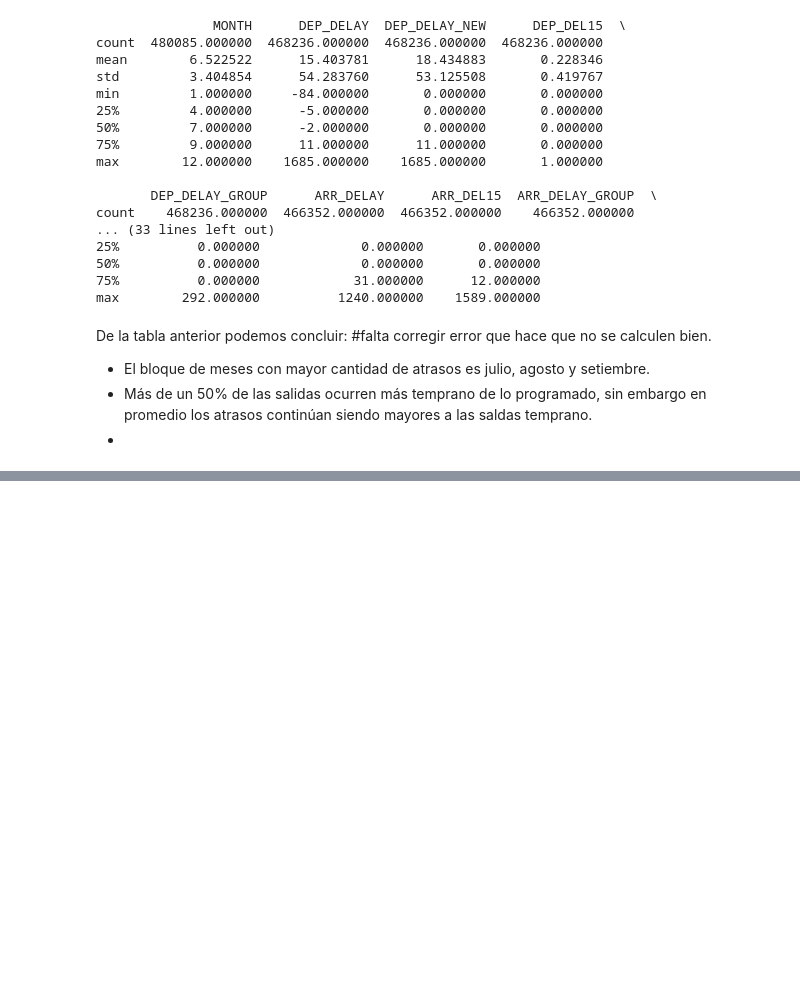
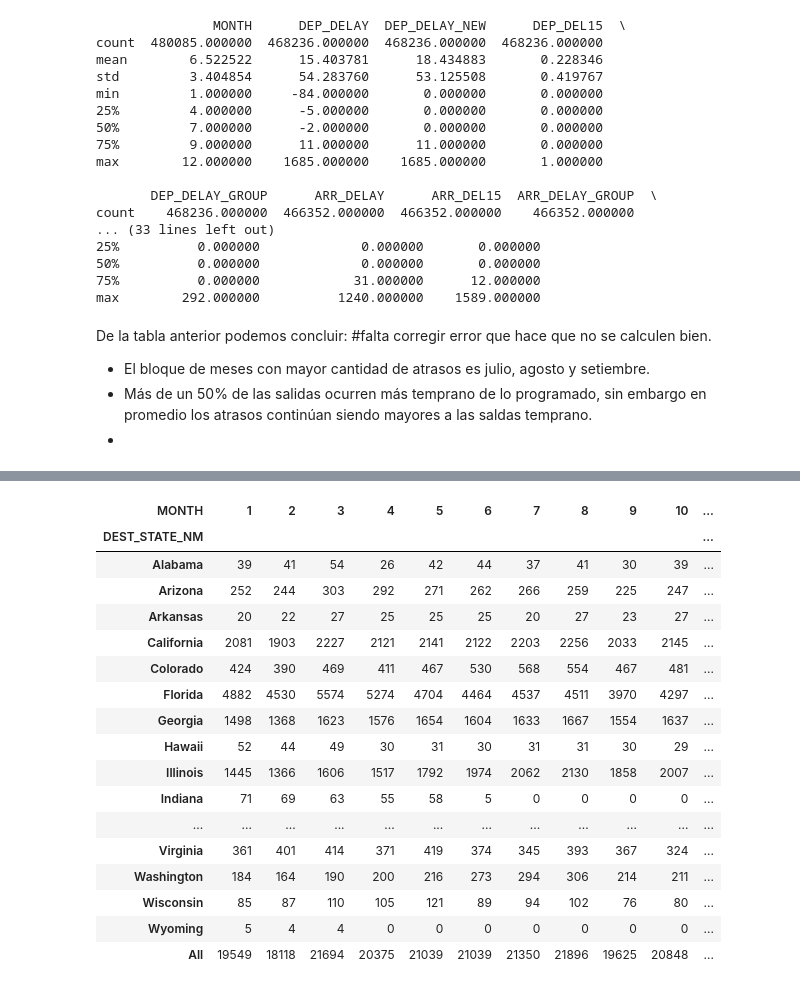
Before and after one commit to lesmedGutierrez/gap_bootcamp_analytics, a Jupyter notebook: script.ipynb, the cells around one changed output, grey strips where cells are left out. Saved outputs shown, nothing was run; the diff lists cells and outputs as text; code cells hidden in the pictures; blank space fills up the shorter version.

```diff
--- a/script.ipynb
+++ b/script.ipynb
@@ -174,0 +251,23 @@ dataset.groupby("CANCELLED").size().to_frame()
+# %%
+# Tabla de contingencia Destino / Mes
+pd.crosstab(index=temp['DEST_STATE_NM'],
+            columns=temp['MONTH'], margins=True)
+# %% [output]
+| MONTH | 1 | 2 | 3 | 4 | 5 | 6 | 7 | 8 | 9 | 10 | ... |
+| DEST_STATE_NM |  |  |  |  |  |  |  |  |  |  | ... |
+| Alabama | 39 | 41 | 54 | 26 | 42 | 44 | 37 | 41 | 30 | 39 | ... |
+| Arizona | 252 | 244 | 303 | 292 | 271 | 262 | 266 | 259 | 225 | 247 | ... |
+| Arkansas | 20 | 22 | 27 | 25 | 25 | 25 | 20 | 27 | 23 | 27 | ... |
+| California | 2081 | 1903 | 2227 | 2121 | 2141 | 2122 | 2203 | 2256 | 2033 | 2145 | ... |
+| Colorado | 424 | 390 | 469 | 411 | 467 | 530 | 568 | 554 | 467 | 481 | ... |
+| Florida | 4882 | 4530 | 5574 | 5274 | 4704 | 4464 | 4537 | 4511 | 3970 | 4297 | ... |
+| Georgia | 1498 | 1368 | 1623 | 1576 | 1654 | 1604 | 1633 | 1667 | 1554 | 1637 | ... |
+| Hawaii | 52 | 44 | 49 | 30 | 31 | 30 | 31 | 31 | 30 | 29 | ... |
+| Illinois | 1445 | 1366 | 1606 | 1517 | 1792 | 1974 | 2062 | 2130 | 1858 | 2007 | ... |
+| Indiana | 71 | 69 | 63 | 55 | 58 | 5 | 0 | 0 | 0 | 0 | ... |
+| ... | ... | ... | ... | ... | ... | ... | ... | ... | ... | ... | ... |
+| Virginia | 361 | 401 | 414 | 371 | 419 | 374 | 345 | 393 | 367 | 324 | ... |
+| Washington | 184 | 164 | 190 | 200 | 216 | 273 | 294 | 306 | 214 | 211 | ... |
+| Wisconsin | 85 | 87 | 110 | 105 | 121 | 89 | 94 | 102 | 76 | 80 | ... |
+| Wyoming | 5 | 4 | 4 | 0 | 0 | 0 | 0 | 0 | 0 | 0 | ... |
+| All | 19549 | 18118 | 21694 | 20375 | 21039 | 21039 | 21350 | 21896 | 19625 | 20848 | ... |
```
Also changed, not shown: parts of 13 cells of this notebook.
